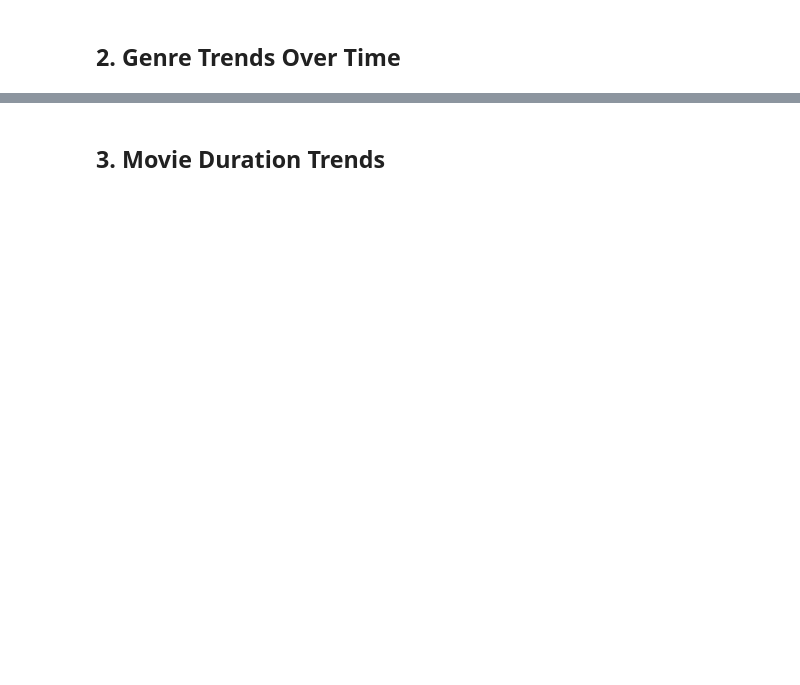
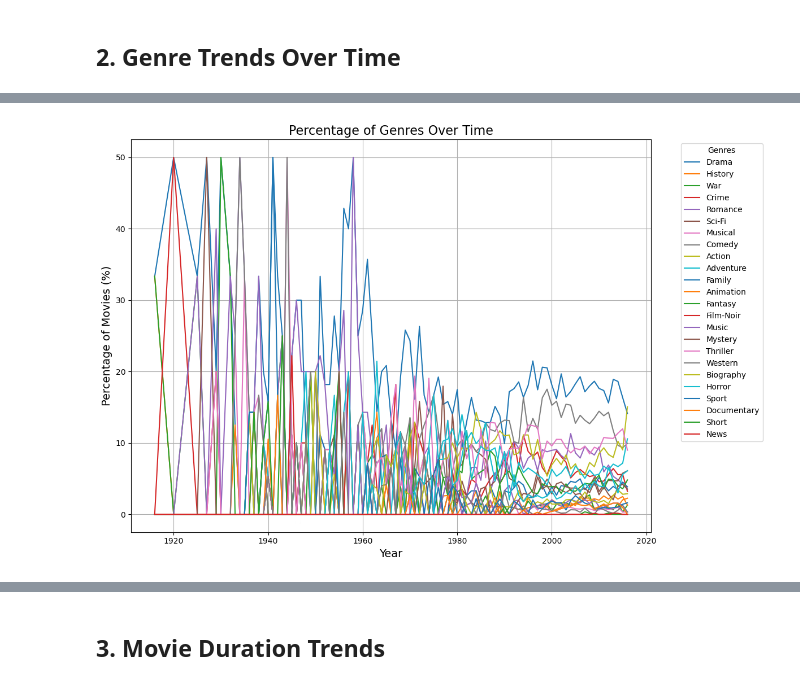
Before and after one commit to epfl-ada/ada-2024-project-theundocumentedanalysts, a Jupyter notebook: mehdi3.ipynb, the cells around one changed output, grey strips where cells are left out. Saved outputs shown, nothing was run; the diff lists cells and outputs as text; code cells hidden in the pictures; blank space fills up the shorter version.

```diff
--- a/mehdi3.ipynb
+++ b/mehdi3.ipynb
@@ -63,0 +111,26 @@ plt.show()
+# %%
+df = pd.read_csv(ABS_PATH+'/data/movie_data.csv')
+# Preprocessing: Split genres and expand them
+df['genres'] = df['genres'].str.split('|')
+df_expanded = df.explode('genres')
+
+# Group by year and genre to count occurrences
+genre_counts = df_expanded.groupby(['title_year', 'genres']).size().unstack(fill_value=0)
+
+# Normalize counts by the total number of movies per year to get percentages
+genre_percentages = genre_counts.div(genre_counts.sum(axis=1), axis=0) * 100
+
+# Plot data
+plt.figure(figsize=(12, 8))
+for genre in genre_percentages.columns:
+    plt.plot(genre_percentages.index, genre_percentages[genre], label=genre)
+
+plt.title('Percentage of Genres Over Time', fontsize=16)
+plt.xlabel('Year', fontsize=14)
+plt.ylabel('Percentage of Movies (%)', fontsize=14)
+plt.legend(title='Genres', bbox_to_anchor=(1.05, 1), loc='upper left')
+plt.grid()
+plt.tight_layout()
+plt.show()
+# %% [output]
+[figure, added]
```
Also changed, not shown: parts of 18 cells of this notebook.
